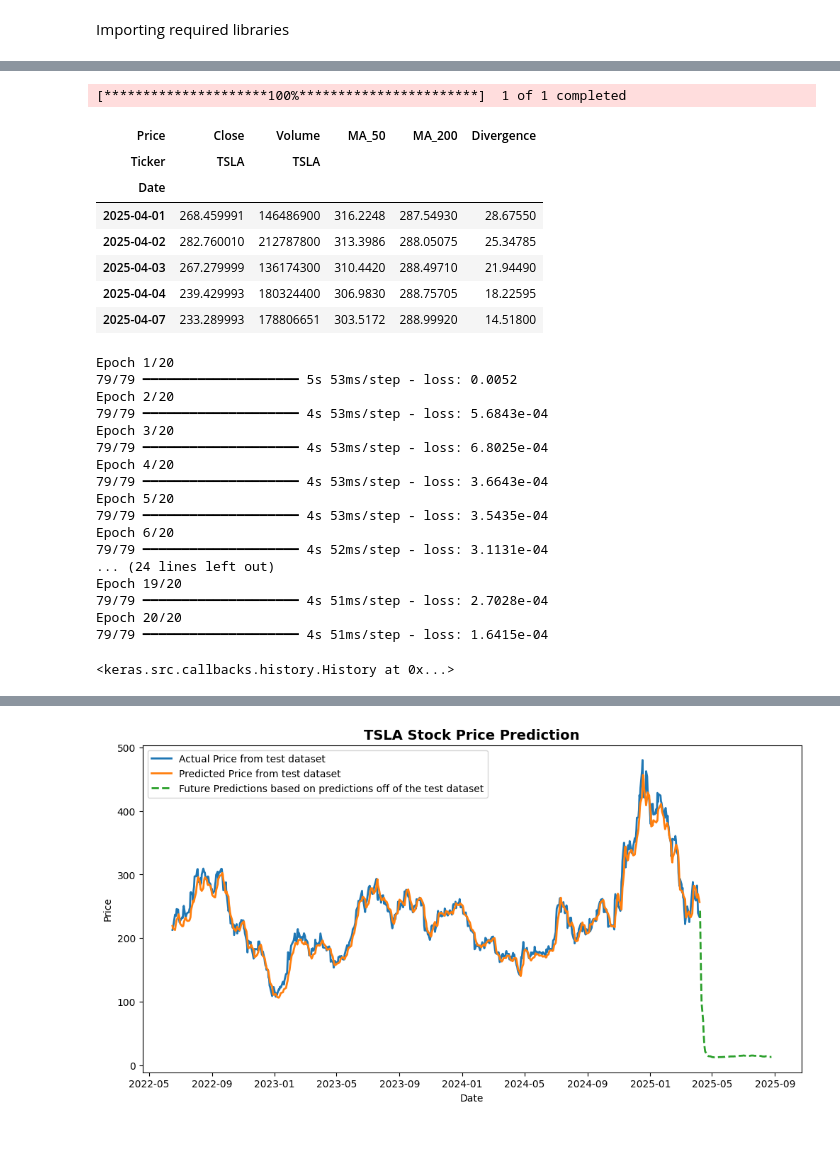
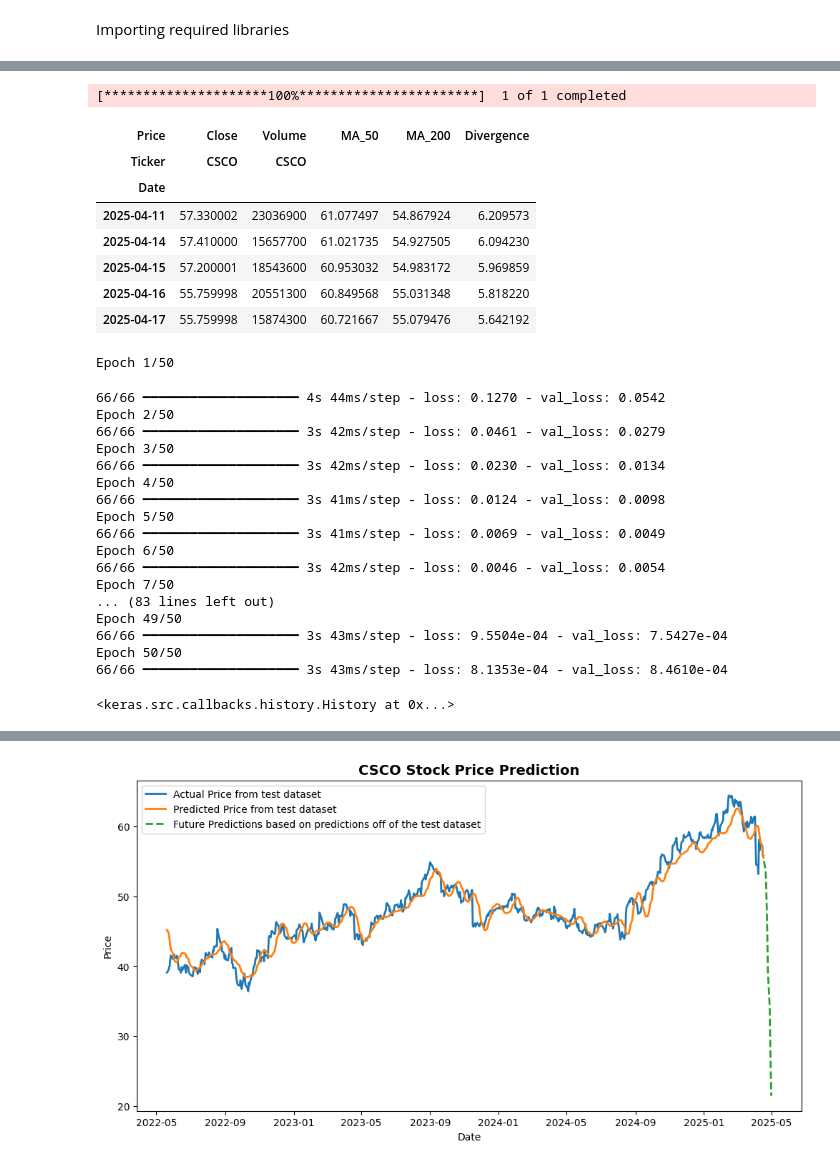
Before and after one commit to ApooU2/Project_Delta, a Jupyter notebook: combined.ipynb, the cells around one changed output, grey strips where cells are left out. Saved outputs shown, nothing was run; the diff lists cells and outputs as text; code cells hidden in the pictures; blank space fills up the shorter version.

Commit message:
Added metrics and seperated LSTM modules 25 unit each with added dropout

```diff
--- a/combined.ipynb
+++ b/combined.ipynb
@@ -31,6 +32,6 @@ import yfinance as yf
 # %%
 # Fetch stock data
-ticker = 'TSLA'  # Replace with desired stock ticker
+ticker = 'CSCO'  # Replace with desired stock ticker
 data = yf.download(ticker, start='2010-01-01', end='2025-05-01')
 data = data[['Close', 'Volume']]
 
@@ -49,13 +50,13 @@ data.tail()
 # %% [output]
 [*********************100%***********************]  1 of 1 completed
 | Price | Close | Volume | MA_50 | MA_200 | Divergence |
-| Ticker | TSLA | TSLA |  |  |  |
+| Ticker | CSCO | CSCO |  |  |  |
 | Date |  |  |  |  |  |
-| 2025-04-01 | 268.459991 | 146486900 | 316.2248 | 287.54930 | 28.67550 |
-| 2025-04-02 | 282.760010 | 212787800 | 313.3986 | 288.05075 | 25.34785 |
-| 2025-04-03 | 267.279999 | 136174300 | 310.4420 | 288.49710 | 21.94490 |
-| 2025-04-04 | 239.429993 | 180324400 | 306.9830 | 288.75705 | 18.22595 |
-| 2025-04-07 | 233.289993 | 178806651 | 303.5172 | 288.99920 | 14.51800 |
+| 2025-04-11 | 57.330002 | 23036900 | 61.077497 | 54.867924 | 6.209573 |
+| 2025-04-14 | 57.410000 | 15657700 | 61.021735 | 54.927505 | 6.094230 |
+| 2025-04-15 | 57.200001 | 18543600 | 60.953032 | 54.983172 | 5.969859 |
+| 2025-04-16 | 55.759998 | 20551300 | 60.849568 | 55.031348 | 5.818220 |
+| 2025-04-17 | 55.759998 | 15874300 | 60.721667 | 55.079476 | 5.642192 |
 # %%
 # Preprocess data
 scaler = MinMaxScaler(feature_range=(0, 1))
@@ -77,34 +78,41 @@ seq_length = 300
 x_train, y_train = create_sequences(train_data, seq_length)
 x_train = np.reshape(x_train, (x_train.shape[0], x_train.shape[1], x_train.shape[2]))
 # %%
+from tensorflow.keras.layers import Dropout  # Import Dropout layer
+from tensorflow.keras.callbacks import EarlyStopping # Import EarlyStopping
+
 # Build RNN with LSTM
 model = Sequential()
-model.add(LSTM(units=50, return_sequences=True, input_shape=(x_train.shape[1], x_train.shape[2])))
-model.add(LSTM(units=50, return_sequences=False))
-model.add(Dense(units=25))
+model.add(LSTM(units=25, return_sequences=True, input_shape=(x_train.shape[1], x_train.shape[2]), kernel_regularizer='l2'))
+model.add(Dropout(0.2))
+model.add(LSTM(units=25, return_sequences=False))
+model.add(Dropout(0.2))
+model.add(Dense(units=10))
 model.add(Dense(units=1))
 
 model.compile(optimizer='nadam', loss='mean_squared_error')
-model.fit(x_train, y_train, batch_size=32, epochs=20)
+early_stopping = EarlyStopping(monitor='val_loss', patience=5, restore_best_weights=True)
+model.fit(x_train, y_train, validation_split=0.2, batch_size=32, epochs=50, callbacks=[early_stopping])
 # %% [output]
-Epoch 1/20
-79/79 ━━━━━━━━━━━━━━━━━━━━ 5s 53ms/step - loss: 0.0052
-Epoch 2/20
-79/79 ━━━━━━━━━━━━━━━━━━━━ 4s 53ms/step - loss: 5.6843e-04
-Epoch 3/20
-79/79 ━━━━━━━━━━━━━━━━━━━━ 4s 53ms/step - loss: 6.8025e-04
-Epoch 4/20
-79/79 ━━━━━━━━━━━━━━━━━━━━ 4s 53ms/step - loss: 3.6643e-04
-Epoch 5/20
-79/79 ━━━━━━━━━━━━━━━━━━━━ 4s 53ms/step - loss: 3.5435e-04
-Epoch 6/20
-79/79 ━━━━━━━━━━━━━━━━━━━━ 4s 52ms/step - loss: 3.1131e-04
-... (24 lines left out)
-Epoch 19/20
-79/79 ━━━━━━━━━━━━━━━━━━━━ 4s 51ms/step - loss: 2.7028e-04
-Epoch 20/20
-79/79 ━━━━━━━━━━━━━━━━━━━━ 4s 51ms/step - loss: 1.6415e-04
+Epoch 1/50
-<keras.src.callbacks.history.History at 0x...>
+66/66 ━━━━━━━━━━━━━━━━━━━━ 4s 44ms/step - loss: 0.1270 - val_loss: 0.0542
+Epoch 2/50
+66/66 ━━━━━━━━━━━━━━━━━━━━ 3s 42ms/step - loss: 0.0461 - val_loss: 0.0279
+Epoch 3/50
+66/66 ━━━━━━━━━━━━━━━━━━━━ 3s 42ms/step - loss: 0.0230 - val_loss: 0.0134
+Epoch 4/50
+66/66 ━━━━━━━━━━━━━━━━━━━━ 3s 41ms/step - loss: 0.0124 - val_loss: 0.0098
+Epoch 5/50
+66/66 ━━━━━━━━━━━━━━━━━━━━ 3s 41ms/step - loss: 0.0069 - val_loss: 0.0049
+Epoch 6/50
+66/66 ━━━━━━━━━━━━━━━━━━━━ 3s 42ms/step - loss: 0.0046 - val_loss: 0.0054
+Epoch 7/50
+... (83 lines left out)
+Epoch 49/50
+66/66 ━━━━━━━━━━━━━━━━━━━━ 3s 43ms/step - loss: 9.5504e-04 - val_loss: 7.5427e-04
+Epoch 50/50
+66/66 ━━━━━━━━━━━━━━━━━━━━ 3s 43ms/step - loss: 8.1353e-04 - val_loss: 8.4610e-04
+<keras.src.callbacks.history.History at 0x...>
 # %%
 # Predict and visualize
 test_data = scaled_data[train_size - seq_length:]
@@ -115,7 +123,7 @@ predictions = model.predict(x_test)
 predictions = scaler.inverse_transform(np.concatenate((predictions, np.zeros((predictions.shape[0], scaled_data.shape[1] - 1))), axis=1))[:, 0]
 
 # Predict multiple days into the future using actual data
-future_days = 100  # Number of days to predict into the future
+future_days = 10  # Number of days to predict into the future
 future_predictions = []
 
 for _ in range(future_days):
@@ -180 +182 @@ for i in range(len(future_dates)):
-[figure, old version]
+[figure, new version]
```
Also changed, not shown: parts of 4 cells of this notebook.
